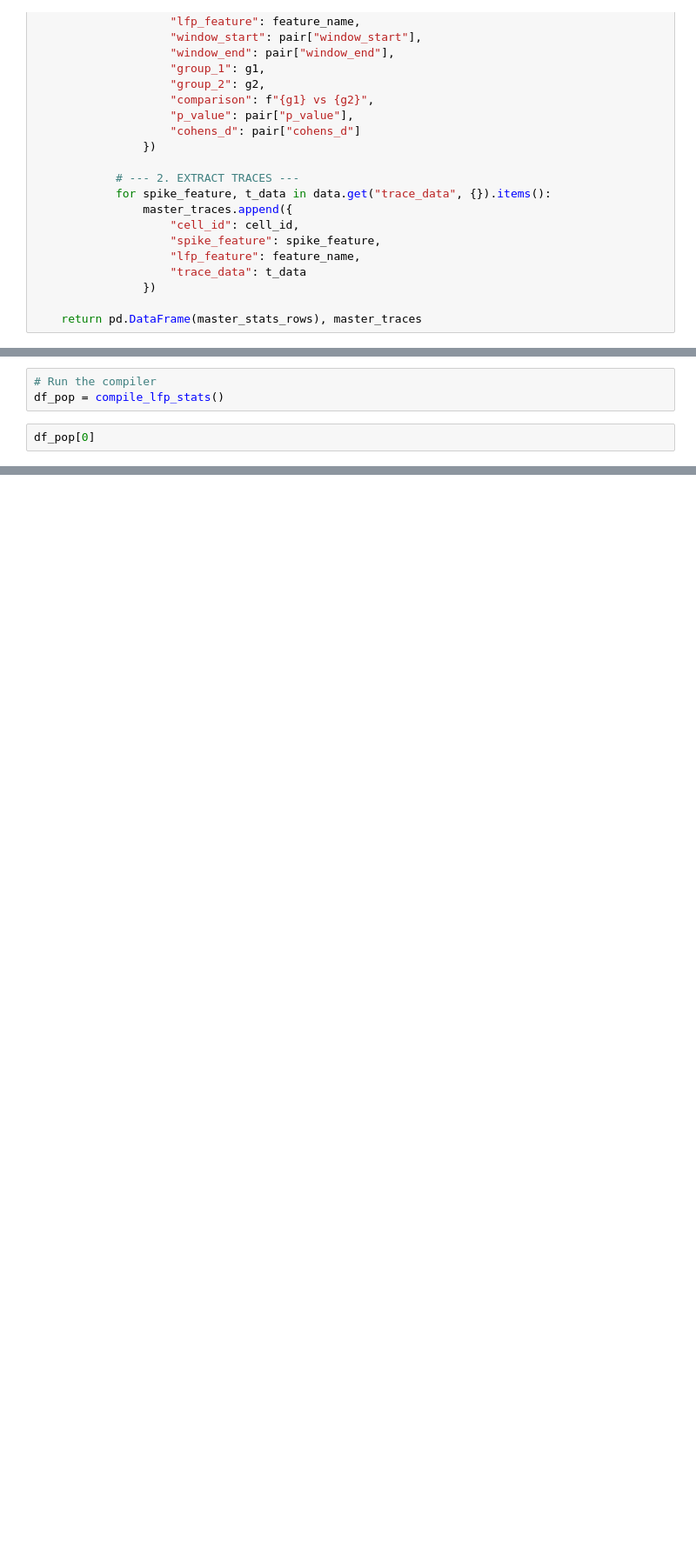
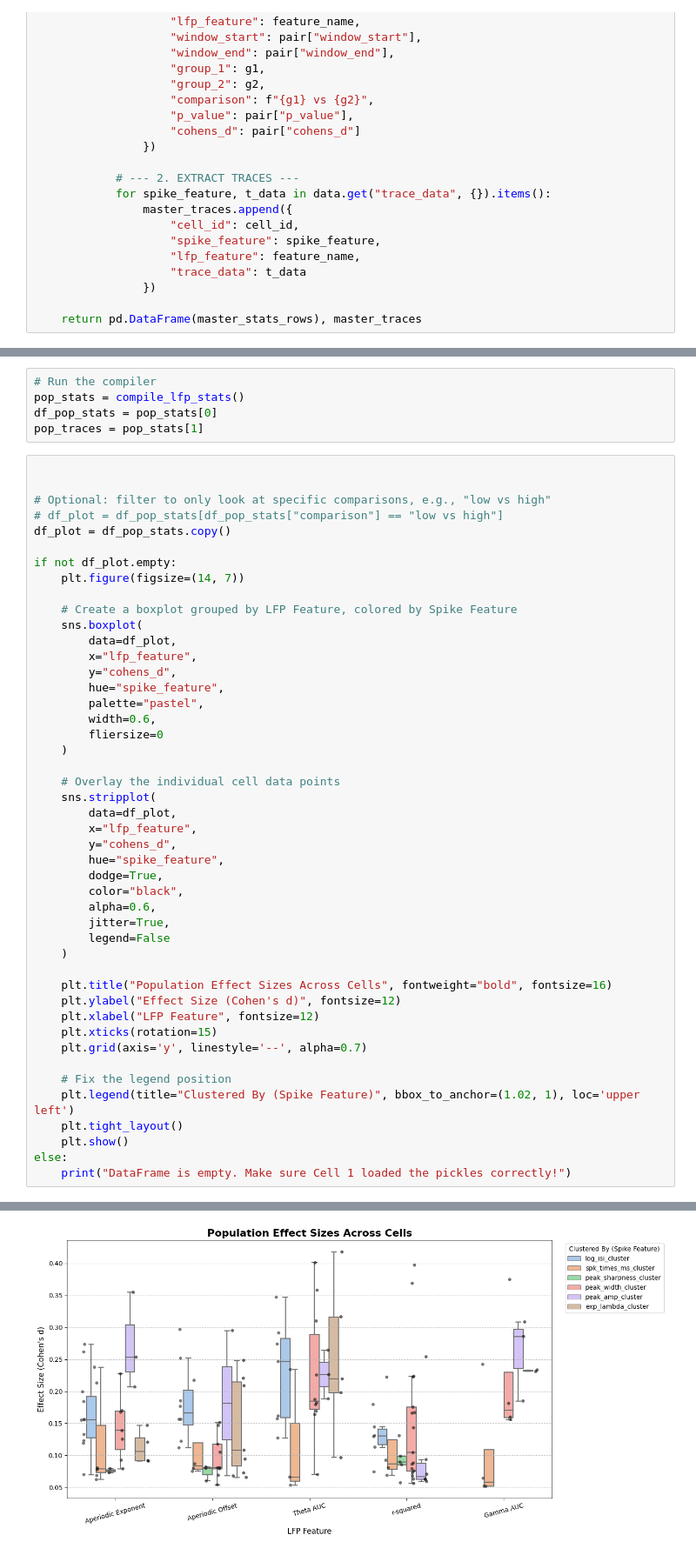
Before and after one commit to voytekresearch/spikewise, a Jupyter notebook: datasets/spe-1/spe1_patch_LFP_analysis/cluster_analyses/lfp_spk_group_cell_comparison.ipynb, the cells around one changed output, grey strips where cells are left out. Shown at 87% size. Saved outputs shown, nothing was run; the diff lists cells and outputs as text; blank space fills up the shorter version.

```diff
--- a/datasets/spe-1/spe1_patch_LFP_analysis/cluster_analyses/lfp_spk_group_cell_comparison.ipynb
+++ b/datasets/spe-1/spe1_patch_LFP_analysis/cluster_analyses/lfp_spk_group_cell_comparison.ipynb
@@ -53,6 +69,52 @@ def compile_lfp_stats(pickle_dir="/Users/blancamartin/Desktop/Voytek_Lab/spike_w
 # %%
 # Run the compiler
-df_pop = compile_lfp_stats()
+pop_stats = compile_lfp_stats()
+df_pop_stats = pop_stats[0]
+pop_traces = pop_stats[1]
 # %%
-df_pop[0]
+
+
+# Optional: filter to only look at specific comparisons, e.g., "low vs high"
+# df_plot = df_pop_stats[df_pop_stats["comparison"] == "low vs high"]
+df_plot = df_pop_stats.copy()
+
+if not df_plot.empty:
+    plt.figure(figsize=(14, 7))
+
+    # Create a boxplot grouped by LFP Feature, colored by Spike Feature
+    sns.boxplot(
+        data=df_plot,
+        x="lfp_feature",
+        y="cohens_d",
+        hue="spike_feature",
+        palette="pastel",
+        width=0.6,
+        fliersize=0
+    )
+
+    # Overlay the individual cell data points
+    sns.stripplot(
+        data=df_plot,
+        x="lfp_feature",
+        y="cohens_d",
+        hue="spike_feature",
+        dodge=True,
+        color="black",
+        alpha=0.6,
+        jitter=True,
+        legend=False
+    )
+
+    plt.title("Population Effect Sizes Across Cells", fontweight="bold", fontsize=16)
+    plt.ylabel("Effect Size (Cohen's d)", fontsize=12)
+    plt.xlabel("LFP Feature", fontsize=12)
+    plt.xticks(rotation=15)
+    plt.grid(axis='y', linestyle='--', alpha=0.7)
+
+    # Fix the legend position
+    plt.legend(title="Clustered By (Spike Feature)", bbox_to_anchor=(1.02, 1), loc='upper left')
+    plt.tight_layout()
+    plt.show()
+else:
+    print("DataFrame is empty. Make sure Cell 1 loaded the pickles correctly!")
 # %% [output]
@@ -71,0 +121 @@ df_pop[0]
+[figure, added]
```
Also changed, not shown: parts of 3 cells of this notebook.
